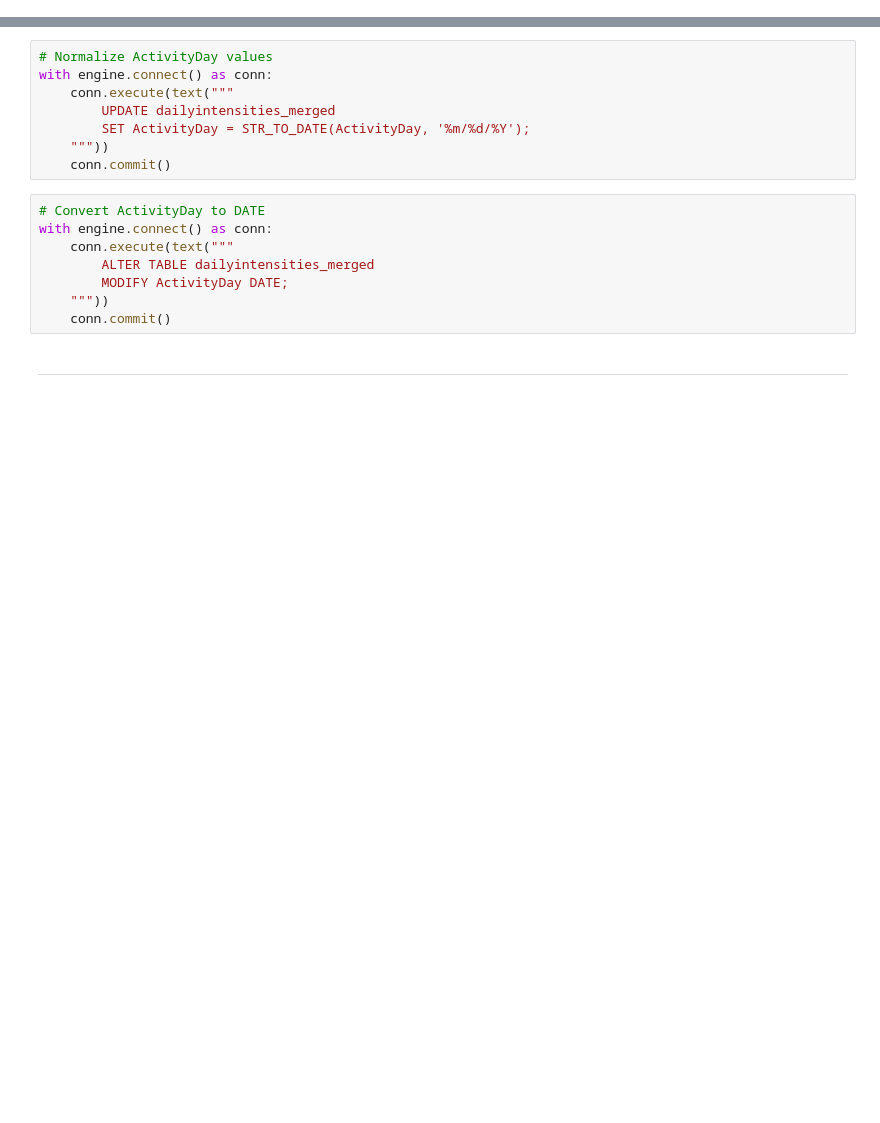
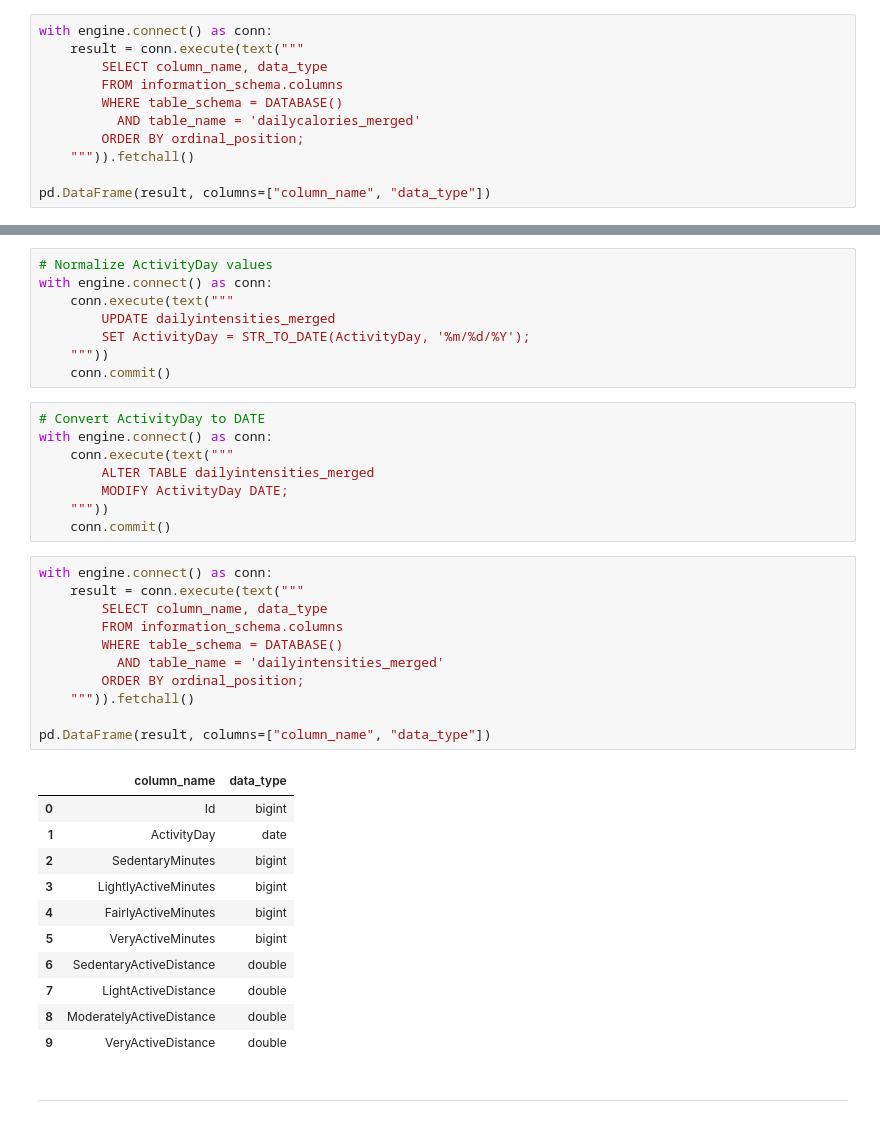
Before and after one commit to bollavamshidarreddy/fitbit-lifestyle-segmentation, a Jupyter notebook: notebooks/cleaning.ipynb, the cells around one changed output, grey strips where cells are left out. Cells and saved outputs as stored; diff of their text form; blank space fills up the shorter version.

Commit message:
cleaning done except last table called heatbeat_sec table

```diff
--- a/notebooks/cleaning.ipynb
+++ b/notebooks/cleaning.ipynb
@@ -394,3 +394,14 @@ with engine.connect() as conn:
         MODIFY ActivityDay DATE;
     """))
     conn.commit()
+# %%
+with engine.connect() as conn:
+    result = conn.execute(text("""
+        SELECT column_name, data_type
+        FROM information_schema.columns
+        WHERE table_schema = DATABASE()
+          AND table_name = 'dailycalories_merged'
+        ORDER BY ordinal_position;
+    """)).fetchall()
+
+pd.DataFrame(result, columns=["column_name", "data_type"])
@@ -412,6 +428,29 @@ with engine.connect() as conn:
         MODIFY ActivityDay DATE;
     """))
     conn.commit()
+# %%
+with engine.connect() as conn:
+    result = conn.execute(text("""
+        SELECT column_name, data_type
+        FROM information_schema.columns
+        WHERE table_schema = DATABASE()
+          AND table_name = 'dailyintensities_merged'
+        ORDER BY ordinal_position;
+    """)).fetchall()
+
+pd.DataFrame(result, columns=["column_name", "data_type"])
+# %% [output]
+|  | column_name | data_type |
+| 0 | Id | bigint |
+| 1 | ActivityDay | date |
+| 2 | SedentaryMinutes | bigint |
+| 3 | LightlyActiveMinutes | bigint |
+| 4 | FairlyActiveMinutes | bigint |
+| 5 | VeryActiveMinutes | bigint |
+| 6 | SedentaryActiveDistance | double |
+| 7 | LightActiveDistance | double |
+| 8 | ModeratelyActiveDistance | double |
+| 9 | VeryActiveDistance | double |
 # %% [markdown]
 ---
 # %%
```
Also changed, not shown: parts of 7 cells of this notebook.
